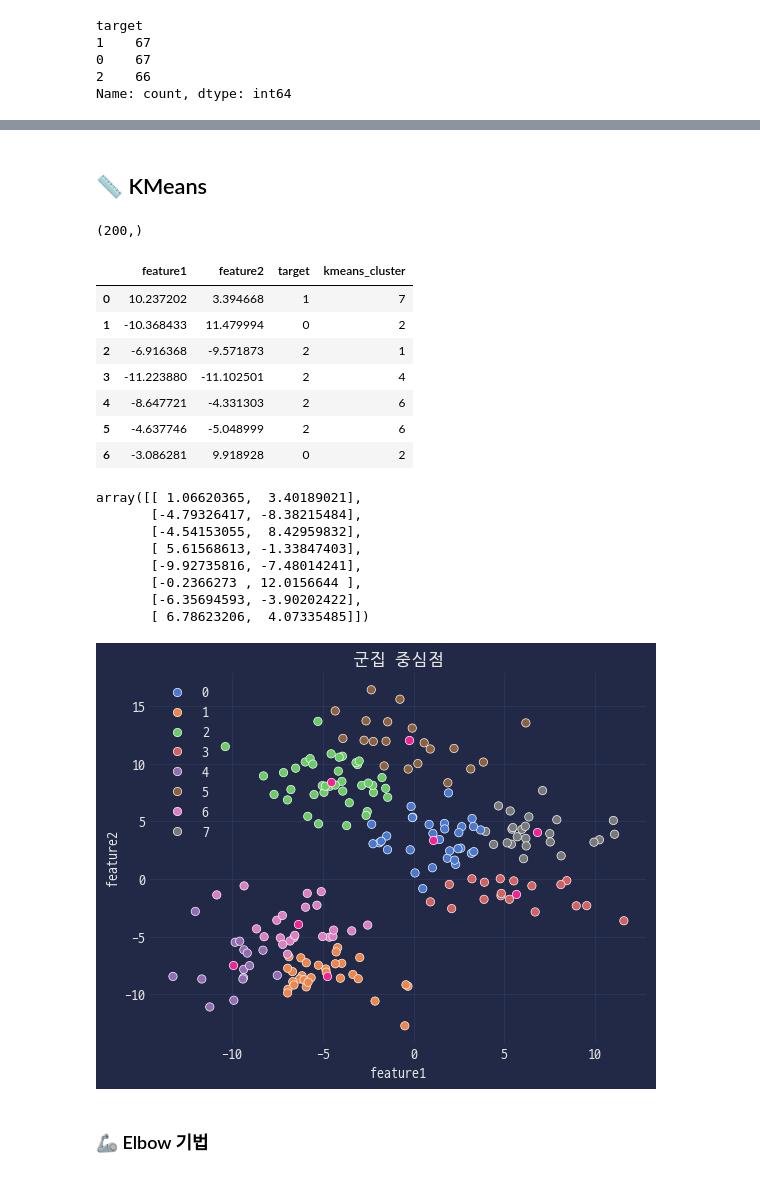
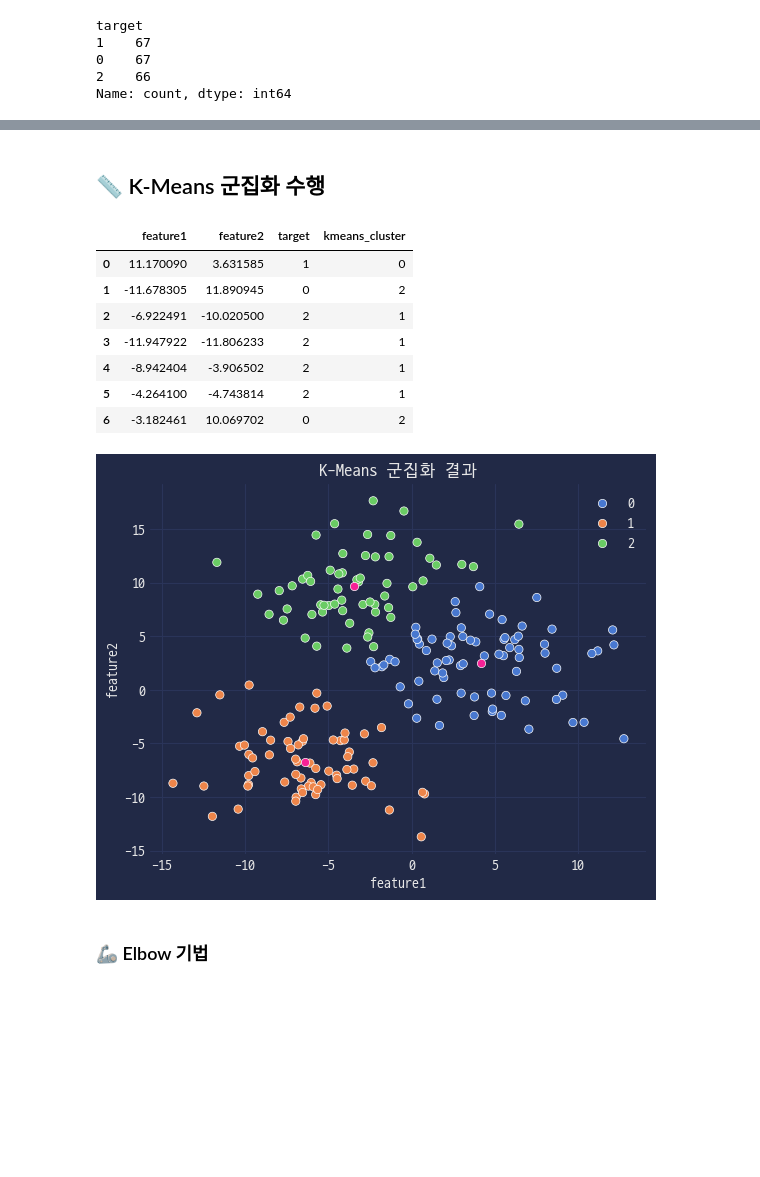
Before and after one commit to zer0ken/ms-ai-school, a Jupyter notebook: clustering/20_군집화_실습.ipynb, the cells around one changed output, grey strips where cells are left out. Cells and saved outputs as stored; diff of their text form; code cells hidden in the pictures; blank space fills up the shorter version.

```diff
--- a/clustering/20_군집화_실습.ipynb
+++ b/clustering/20_군집화_실습.ipynb
@@ -73,50 +73,38 @@ plt.show()
-# %% [markdown]
-## 📏 KMeans
+# %% [markdown]
+## 📏 K-Means 군집화 수행
 # %%
 from sklearn.cluster import KMeans
 
 # 클러스터링 객체 생성
-# km = KMeans(n_clusters=3, random_state=42)
-km = KMeans(random_state=42)
+km = KMeans(n_clusters=3, random_state=42)
+# km = KMeans(random_state=42)
 
 # 학습 및 클러스터링 결과 예측
 kmeans_cluster = km.fit_predict(features)
-kmeans_cluster.shape
+
+# 데이터프레임에 군집과 결과인 kmeans_cluster 컬럼 추가
+cluster_df['kmeans_cluster'] = kmeans_cluster
+display(cluster_df.head(7))
+
+# 군집 중심점
+# km.cluster_centers_
+
+# 군집화 결과 시각화
+sns.scatterplot(data=cluster_df, x='feature1', y='feature2', hue='kmeans_cluster', markers='o', palette='muted')
+sns.scatterplot(x=km.cluster_centers_[:, 0], y=km.cluster_centers_[:, 1])
+plt.title('K-Means 군집화 결과')
+
+plt.show()
 # %% [output]
-(200,)
+|  | feature1 | feature2 | target | kmeans_cluster |
+| 0 | 11.170090 | 3.631585 | 1 | 0 |
+| 1 | -11.678305 | 11.890945 | 0 | 2 |
+| 2 | -6.922491 | -10.020500 | 2 | 1 |
+| 3 | -11.947922 | -11.806233 | 2 | 1 |
+| 4 | -8.942404 | -3.906502 | 2 | 1 |
+| 5 | -4.264100 | -4.743814 | 2 | 1 |
+| 6 | -3.182461 | 10.069702 | 0 | 2 |
+[figure, added]
-# %%
-# 데이터프레임에 군집과 결과인 kmeans_cluster 컬럼 추가
-
-cluster_df['kmeans_cluster'] = kmeans_cluster
-display(cluster_df.head(7))
-display(km.cluster_centers_)
-# %% [output]
-|  | feature1 | feature2 | target | kmeans_cluster |
-| 0 | 10.237202 | 3.394668 | 1 | 7 |
-| 1 | -10.368433 | 11.479994 | 0 | 2 |
-| 2 | -6.916368 | -9.571873 | 2 | 1 |
-| 3 | -11.223880 | -11.102501 | 2 | 4 |
-| 4 | -8.647721 | -4.331303 | 2 | 6 |
-| 5 | -4.637746 | -5.048999 | 2 | 6 |
-| 6 | -3.086281 | 9.918928 | 0 | 2 |
-array([[ 1.06620365,  3.40189021],
-       [-4.79326417, -8.38215484],
-       [-4.54153055,  8.42959832],
-       [ 5.61568613, -1.33847403],
-       [-9.92735816, -7.48014241],
-       [-0.2366273 , 12.0156644 ],
-       [-6.35694593, -3.90202422],
-       [ 6.78623206,  4.07335485]])
-# %%
-# 군집화 결과 시각화
-sns.scatterplot(data=cluster_df, x='feature1', y='feature2', hue='kmeans_cluster', markers='o', palette='muted')
-sns.scatterplot(x=km.cluster_centers_[:, 0], y=km.cluster_centers_[:, 1])
-plt.title('군집 중심점')
-
-plt.show()
-# 개별 군집의 중심 좌표
-# %% [output]
-[figure, removed]
 # %% [markdown]
 ### 🦾 Elbow 기법
 # %%
```
Also changed, not shown: parts of 22 cells of this notebook, 1 other file.
